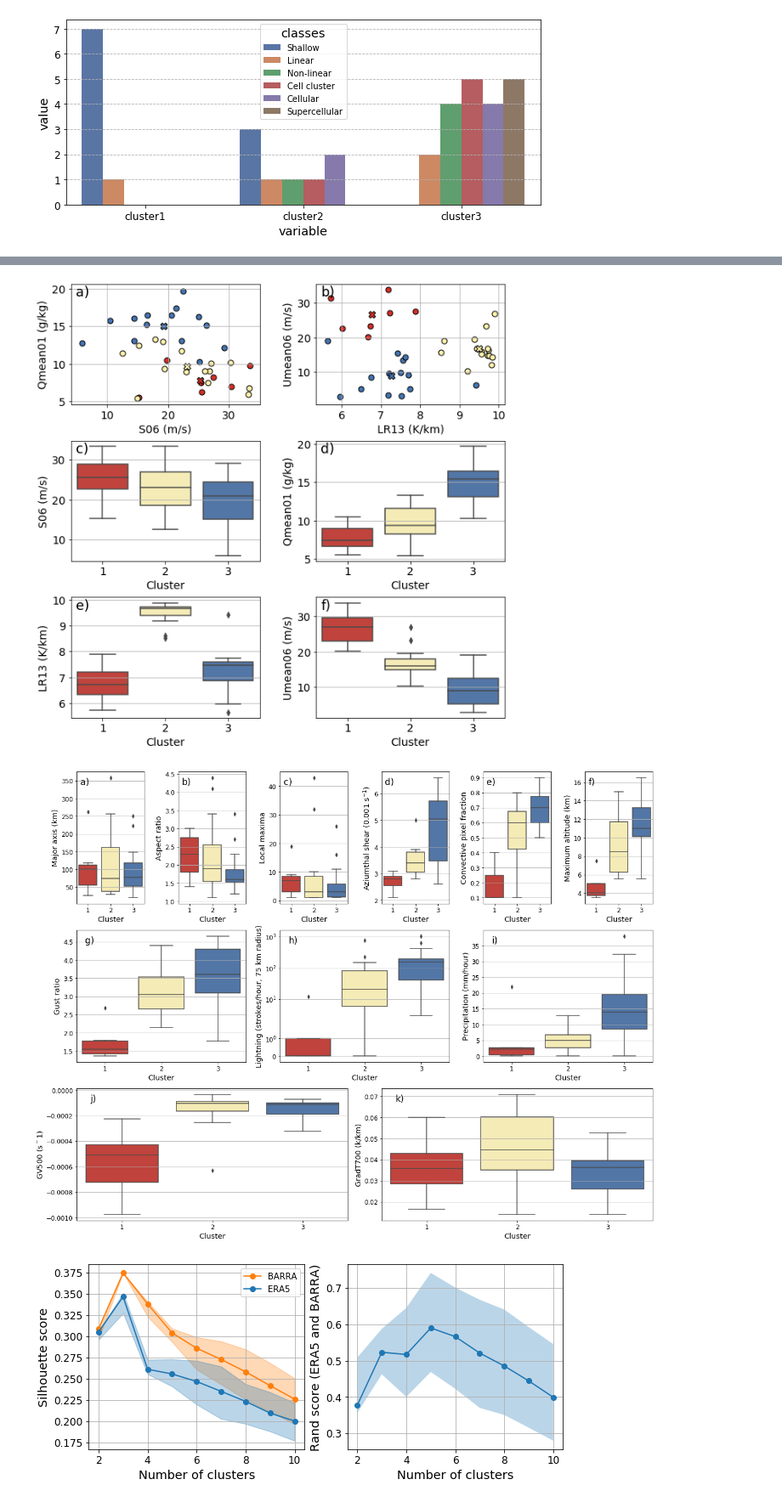
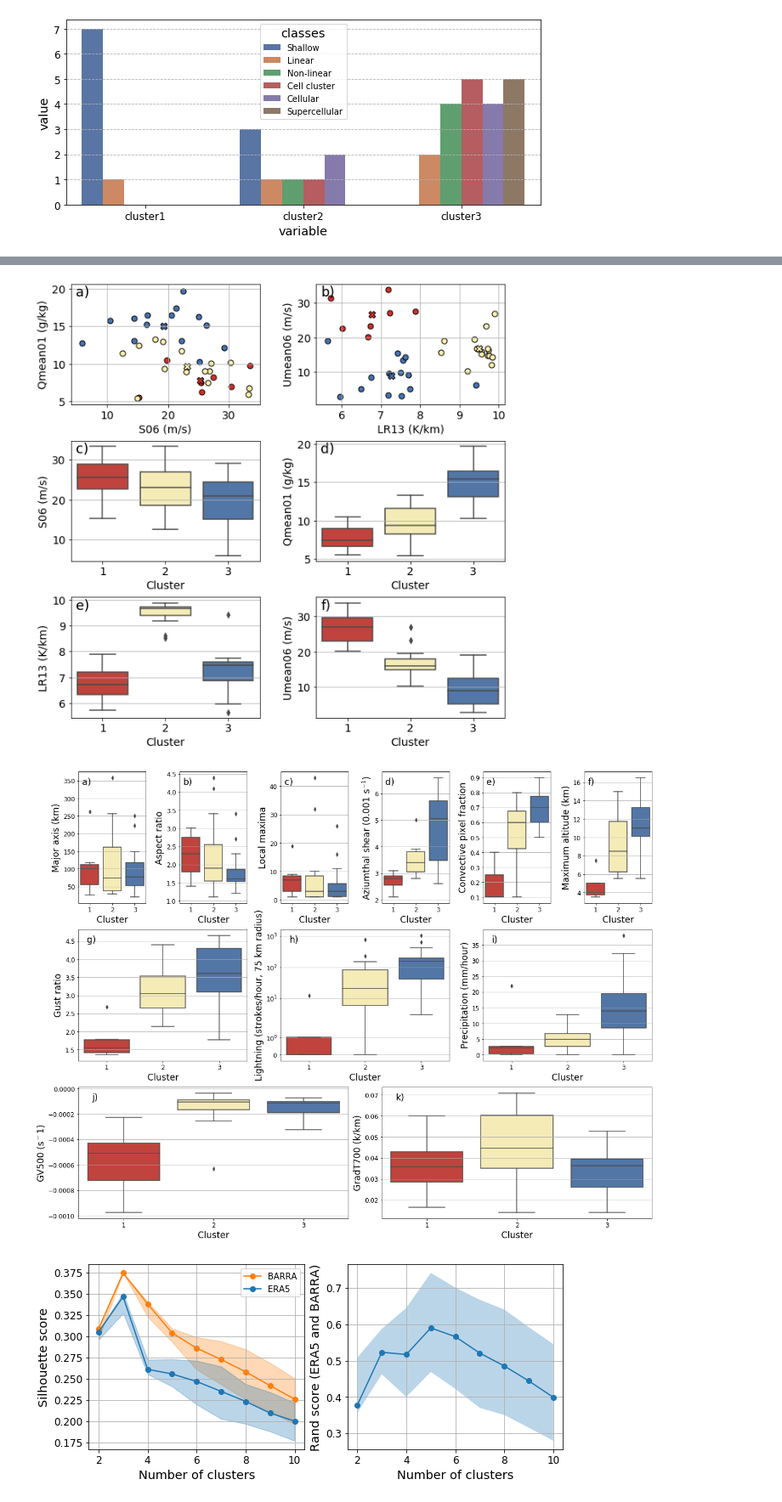
Before and after one commit to andrewbrown31/tint_processing, a Jupyter notebook: auto_case_driver/kmeans_and_cluster_eval.ipynb, the cells around one changed output, grey strips where cells are left out. Shown at 85% size. Saved outputs shown, nothing was run; the diff lists cells and outputs as text; code cells hidden in the pictures.

```diff
--- a/auto_case_driver/kmeans_and_cluster_eval.ipynb
+++ b/auto_case_driver/kmeans_and_cluster_eval.ipynb
@@ -314,7 +314,7 @@ obs["time"] = pd.DatetimeIndex(obs["time"]).round("1D")
 tint_cluster = pd.merge(cluster_df, tint, on="time").merge(synop, on="time").merge(obs, on="time").rename(columns={"cluster":"Cluster"})
 
 plt.figure(figsize=[20,16])
-plt.rcParams.update({'axes.labelsize': 'x-large', 'xtick.labelsize': 'large', 'ytick.labelsize': 'large'})
+plt.rcParams.update({'axes.labelsize': 'xx-large', 'xtick.labelsize': 'large', 'ytick.labelsize': 'large'})
 plt.subplot2grid((3,6), (0,0), rowspan=1, colspan=1); sns.boxplot(data=tint_cluster, x="Cluster", y="Major axis (km)", order=order, palette=p);plt.xticks(ticks=[0,1,2],labels=[1,2,3]); plt.gca().grid(axis="y"); plt.text(0.05,0.9,letters[0]+")",transform=plt.gca().transAxes,size="xx-large")
 plt.subplot2grid((3,6), (0,1), rowspan=1, colspan=1);sns.boxplot(data=tint_cluster, x="Cluster", y="Aspect ratio", order=order, palette=p);plt.xticks(ticks=[0,1,2],labels=[1,2,3]); plt.gca().grid(axis="y"); plt.text(0.05,0.9,letters[1]+")",transform=plt.gca().transAxes,size="xx-large")
 plt.subplot2grid((3,6), (0,2), rowspan=1, colspan=1);sns.boxplot(data=tint_cluster, x="Cluster", y="Local maxima", order=order, palette=p);plt.xticks(ticks=[0,1,2],labels=[1,2,3]); plt.gca().grid(axis="y"); plt.text(0.05,0.9,letters[2]+")",transform=plt.gca().transAxes,size="xx-large")
@@ -329,7 +329,7 @@ plt.subplot2grid((3,6), (1,4), rowspan=1, colspan=2);sns.boxplot(data=tint_clust
 
 plt.subplots_adjust(wspace=0.5)
 
-plt.savefig("/g/data/eg3/ab4502/figs/ExtremeWind/case_studies/cluster_stats_era5.jpeg",quality=100)
+plt.savefig("/g/data/eg3/ab4502/figs/ExtremeWind/case_studies/cluster_stats_era5.jpeg",dpi=500)
 
 print(pd.DataFrame({"time":[d["time"][0] for d in details_list], "rid":[d["rid"] for d in details_list], "cluster":cluster_index}))
 print(pd.DataFrame({"time":[d["time"][0] for d in details_list], "rid":[d["rid"] for d in details_list], "cluster":cluster_index}).\
@@ -469,7 +452,7 @@ obs["time"] = pd.DatetimeIndex(obs["time"]).round("1D")
 tint_cluster = pd.merge(cluster_df, tint, on="time").merge(synop, on="time").merge(obs, on="time").rename(columns={"cluster":"Cluster"})
 
 plt.figure(figsize=[20,16])
-plt.rcParams.update({'axes.labelsize': 'x-large', 'xtick.labelsize': 'large', 'ytick.labelsize': 'large'})
+plt.rcParams.update({'axes.labelsize': 'xx-large', 'xtick.labelsize': 'large', 'ytick.labelsize': 'large'})
 plt.subplot2grid((3,6), (0,0), rowspan=1, colspan=1); sns.boxplot(data=tint_cluster, x="Cluster", y="Major axis (km)", order=order, palette=p);plt.xticks(ticks=[0,1,2],labels=[1,2,3]); plt.gca().grid(axis="y"); plt.text(0.05,0.9,letters[0]+")",transform=plt.gca().transAxes,size="xx-large")
 plt.subplot2grid((3,6), (0,1), rowspan=1, colspan=1);sns.boxplot(data=tint_cluster, x="Cluster", y="Aspect ratio", order=order, palette=p);plt.xticks(ticks=[0,1,2],labels=[1,2,3]); plt.gca().grid(axis="y"); plt.text(0.05,0.9,letters[1]+")",transform=plt.gca().transAxes,size="xx-large")
 plt.subplot2grid((3,6), (0,2), rowspan=1, colspan=1);sns.boxplot(data=tint_cluster, x="Cluster", y="Local maxima", order=order, palette=p);plt.xticks(ticks=[0,1,2],labels=[1,2,3]); plt.gca().grid(axis="y"); plt.text(0.05,0.9,letters[2]+")",transform=plt.gca().transAxes,size="xx-large")
@@ -480,35 +463,35 @@ plt.subplot2grid((3,6), (2,0), rowspan=1, colspan=3);sns.boxplot(data=tint_clust
 plt.subplot2grid((3,6), (2,3), rowspan=1, colspan=3);sns.boxplot(data=tint_cluster, x="Cluster", y="wb_grad", order=order, palette=p); plt.ylabel("GradT700 (k/km)");plt.xticks(ticks=[0,1,2],labels=[1,2,3]); plt.gca().grid(axis="y"); plt.text(0.05,0.9,letters[10]+")",transform=plt.gca().transAxes,size="xx-large")
 plt.subplot2grid((3,6), (1,0), rowspan=1, colspan=2);sns.boxplot(data=tint_cluster, x="Cluster", y="rab4", order=order, palette=p); plt.ylabel("Gust ratio");plt.xticks(ticks=[0,1,2],labels=[1,2,3]); plt.gca().grid(axis="y"); plt.text(0.05,0.9,letters[6]+")",transform=plt.gca().transAxes,size="xx-large")
 plt.subplot2grid((3,6), (1,2), rowspan=1, colspan=2);sns.boxplot(data=tint_cluster, x="Cluster", y="lightning", order=order, palette=p); plt.ylabel("Lightning (strokes/hour, 75 km radius)");plt.xticks(ticks=[0,1,2],labels=[1,2,3]); plt.gca().grid(axis="y"); plt.yscale("symlog"); plt.text(0.05,0.9,letters[7]+")",transform=plt.gca().transAxes,size="xx-large")
 plt.subplot2grid((3,6), (1,4), rowspan=1, colspan=2);sns.boxplot(data=tint_cluster, x="Cluster", y="pr", order=order, palette=p); plt.ylabel("Precipitation (mm/hour)");plt.xticks(ticks=[0,1,2],labels=[1,2,3]); plt.gca().grid(axis="y"); plt.text(0.05,0.9,letters[8]+")",transform=plt.gca().transAxes,size="xx-large")
 
 plt.subplots_adjust(wspace=0.5)
 
-plt.savefig("/g/data/eg3/ab4502/figs/ExtremeWind/case_studies/cluster_stats_barra.jpeg",quality=100)
+plt.savefig("/g/data/eg3/ab4502/figs/ExtremeWind/case_studies/cluster_stats_barra.jpeg",dpi=500)
 
 print(pd.DataFrame({"time":[d["time"][0] for d in details_list], "rid":[d["rid"] for d in details_list], "cluster":cluster_index}))
 print(pd.DataFrame({"time":[d["time"][0] for d in details_list], "rid":[d["rid"] for d in details_list], "cluster":cluster_index}).\
     groupby("cluster").rid.value_counts())
 # %% [output]
                   time rid  cluster
 0  2006-09-24 01:41:00   2        0
 1  2009-11-20 03:06:00   2        2
 2  2010-03-06 03:30:00   2        1
 3  2010-06-17 00:25:00   2        0
 4  2011-11-18 07:04:00   2        2
 5  2011-12-25 06:45:00   2        2
 6  2012-02-26 09:11:00   2        1
 7  2013-03-21 03:45:00   2        0
 8  2015-02-28 09:25:00   2        2
 9  2010-08-02 15:43:00  71        0
 10 2012-08-10 04:21:00  71        0
 ... (33 lines left out)
 2        27     8
          2      4
          71     3
 Name: rid, dtype: int64
 [figure]
-[figure, old version]
+[figure, new version]
 # %%
 #Evaluate the clusters for ERA5 and BARRA
 
```
Also changed, not shown: parts of 2 cells of this notebook, 6 other files.
